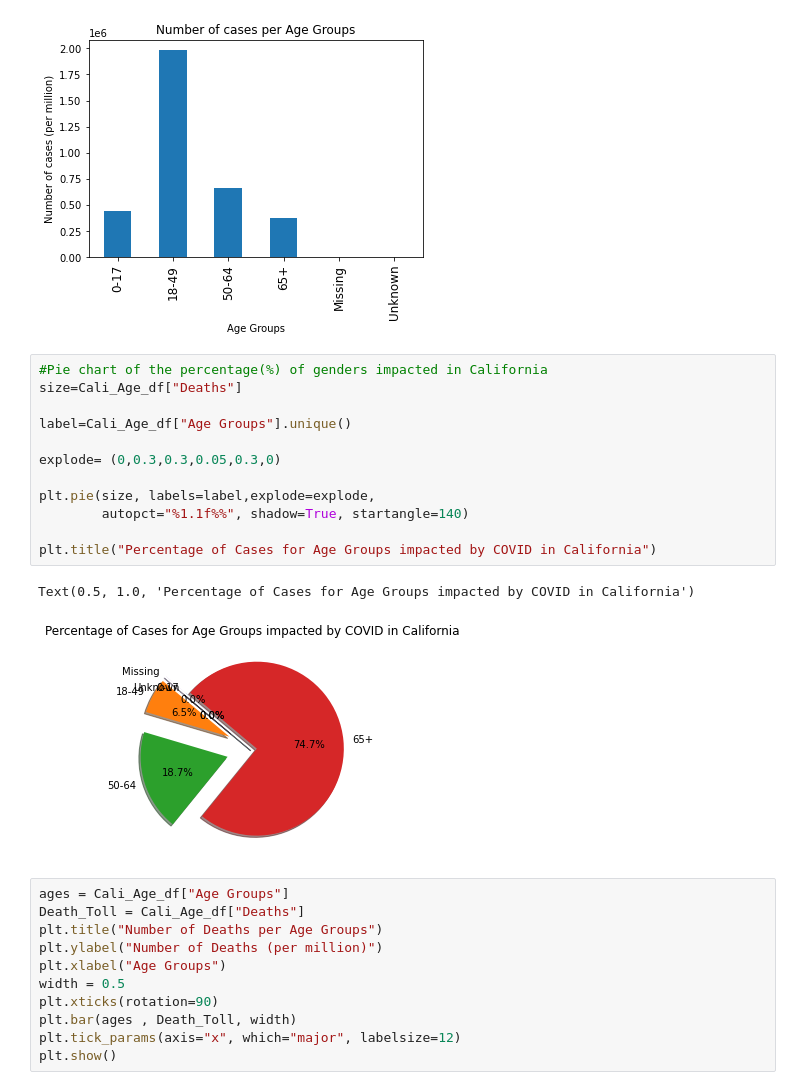
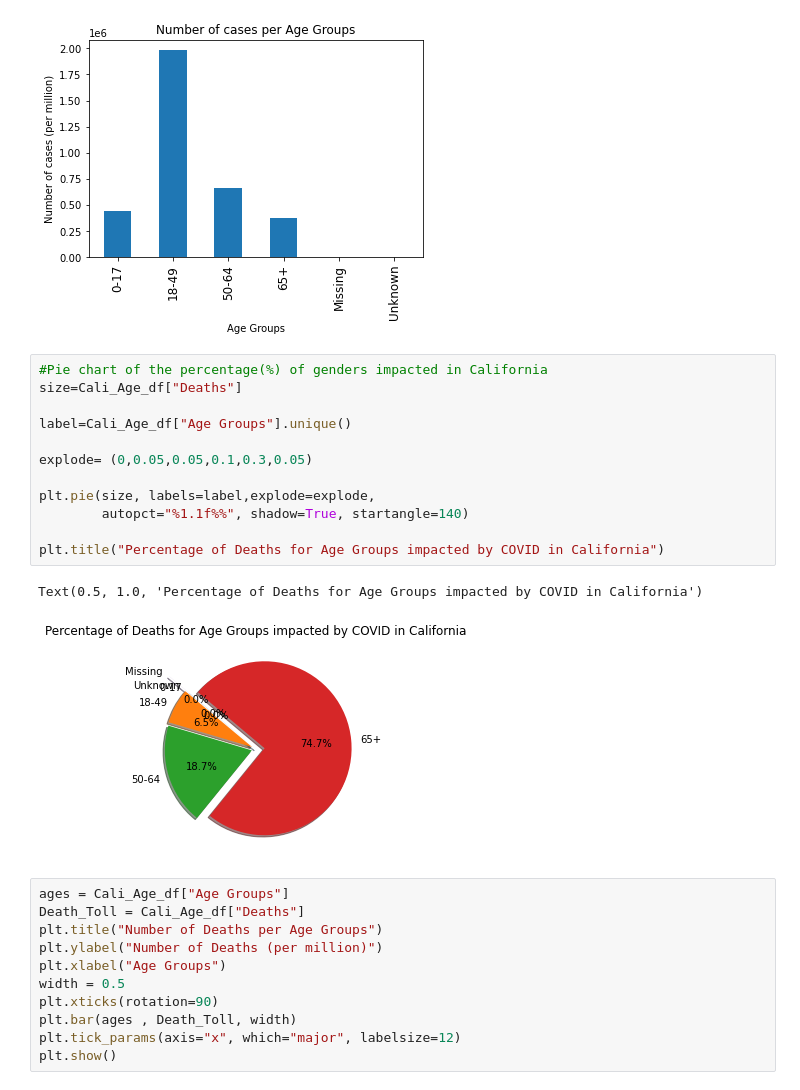
Before and after one commit to JohnGlendening/Project-1_2021, a Jupyter notebook: California gov/Cali_age.ipynb, the cells around one changed output. Cells and saved outputs as stored; diff of their text form.

Commit message:
minor changes to graphs

```diff
--- a/California gov/Cali_age.ipynb
+++ b/California gov/Cali_age.ipynb
@@ -163,18 +163,18 @@ plt.show()
 # %%
 #Pie chart of the percentage(%) of genders impacted in California
 size=Cali_Age_df["Deaths"]
 
 label=Cali_Age_df["Age Groups"].unique()
 
-explode= (0,0.3,0.3,0.05,0.3,0)
+explode= (0,0.05,0.05,0.1,0.3,0.05)
 
 plt.pie(size, labels=label,explode=explode,
         autopct="%1.1f%%", shadow=True, startangle=140)
 
-plt.title("Percentage of Cases for Age Groups impacted by COVID in California")
+plt.title("Percentage of Deaths for Age Groups impacted by COVID in California")
 # %% [output]
-Text(0.5, 1.0, 'Percentage of Cases for Age Groups impacted by COVID in California')
+Text(0.5, 1.0, 'Percentage of Deaths for Age Groups impacted by COVID in California')
-[figure, old version]
+[figure, new version]
 # %%
 ages = Cali_Age_df["Age Groups"]
 Death_Toll = Cali_Age_df["Deaths"]
```
